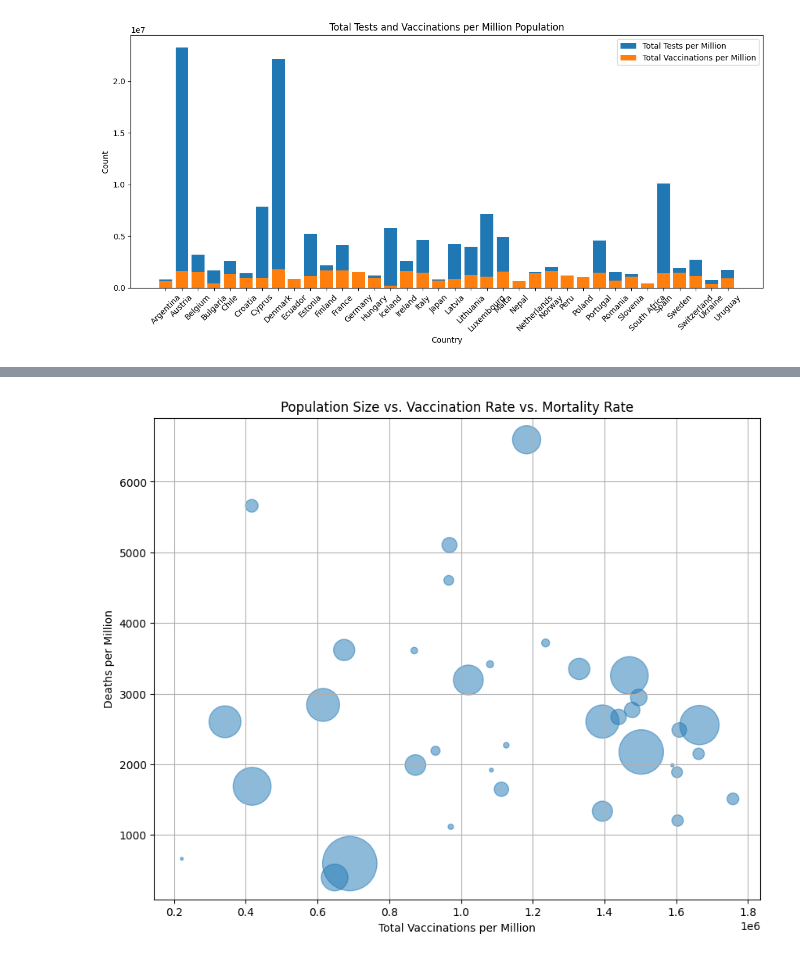
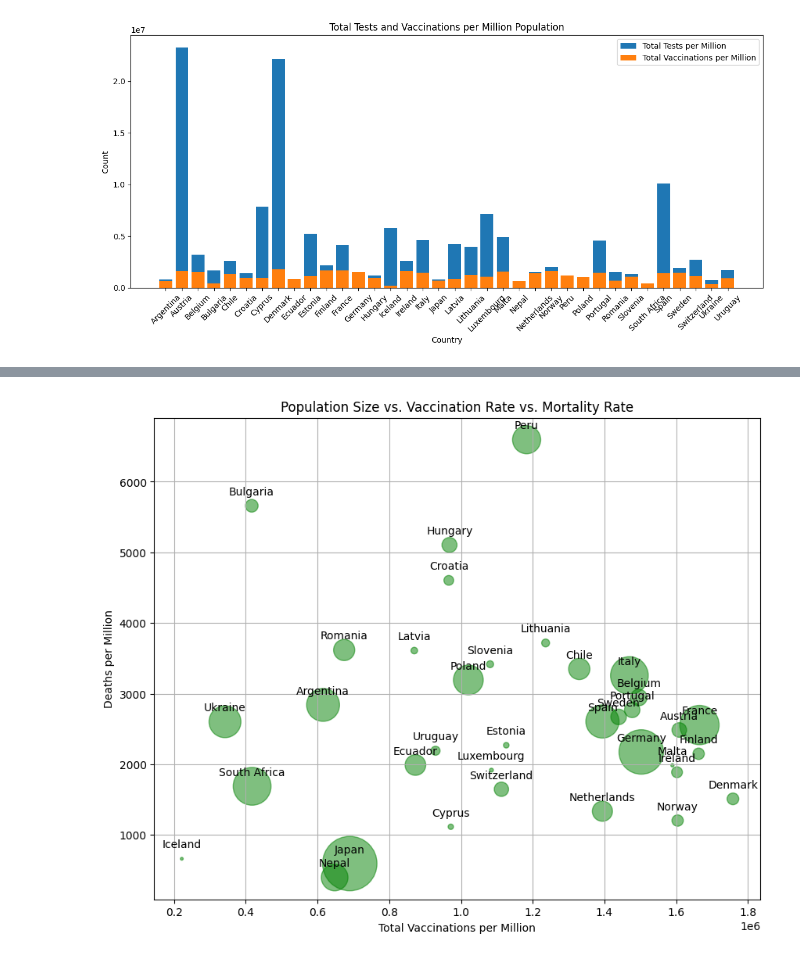
Before and after one commit to JoanneSiarivita/Data_Viz, a Jupyter notebook: data_viz/notebooks/Q1.ipynb, the cells around one changed output, grey strips where cells are left out. Drawn from its saved outputs; the diff is of its cells as text; code cells hidden in the pictures.

```diff
--- a/data_viz/notebooks/Q1.ipynb
+++ b/data_viz/notebooks/Q1.ipynb
@@ -229,14 +261,23 @@ plt.show()
 # %%
 # Bubble Chart
 plt.figure(figsize=(10, 8))
 
 # Population size (bubble size), vaccination rate, and mortality rate for each country
 bubble_size = group_data['Population'] / 1e6  # Assuming population is in millions
-plt.scatter(group_data['total_vaccinations'] / bubble_size, group_data['Deaths/1M pop'], s=bubble_size * 20, alpha=0.5)
+plt.scatter(group_data['total_vaccinations'] / bubble_size, group_data['Deaths/1M pop'], s=bubble_size * 20, alpha=0.5, c='green')
+
+# Adding country labels
+for i, txt in enumerate(group_data['Country']):
+    plt.annotate(txt,
+                 (group_data['total_vaccinations'].iloc[i] / bubble_size.iloc[i], group_data['Deaths/1M pop'].iloc[i]),
+                 xytext=(0,10),
+                 textcoords='offset points',
+                 ha='center')
+
 plt.xlabel('Total Vaccinations per Million')
 plt.ylabel('Deaths per Million')
 plt.title('Population Size vs. Vaccination Rate vs. Mortality Rate')
 plt.grid(True)
 plt.show()
 # %% [output]
-[figure, old version]
+[figure, new version]
```
Also changed, not shown: parts of 7 cells of this notebook.
